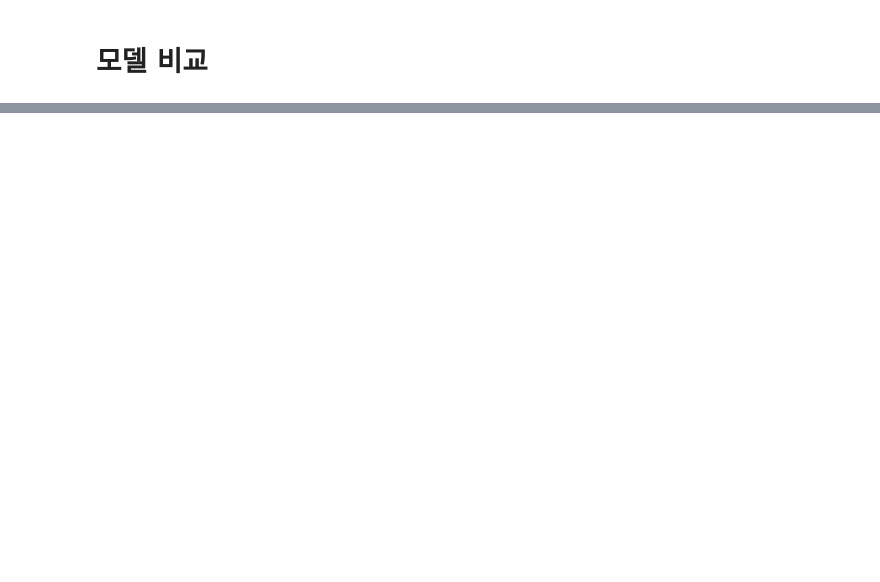
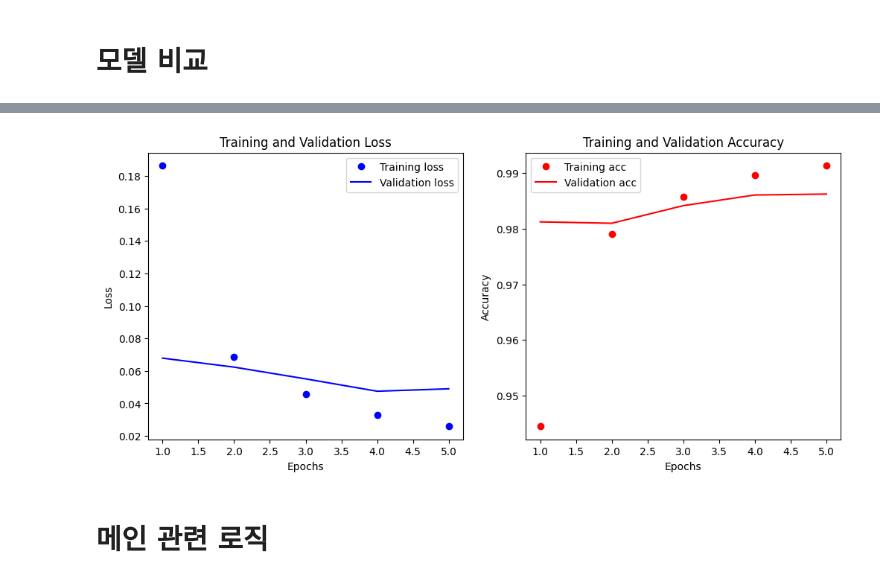
Before and after one commit to iru-han/Digit-Recognition-Password-Lock, a Jupyter notebook: project.ipynb, the cells around one changed output, grey strips where cells are left out. Saved outputs shown, nothing was run; the diff lists cells and outputs as text; code cells hidden in the pictures; blank space fills up the shorter version.

```diff
--- a/project.ipynb
+++ b/project.ipynb
@@ -946,0 +577,34 @@ Final Input: [5, 6, 7, 8], Result: SUCCESS! Welcome!
+# %%
+import matplotlib.pyplot as plt
+
+# 학습 기록(history)에서 값 가져오기
+loss = history.history['loss']
+val_loss = history.history['val_loss']
+acc = history.history['accuracy']
+val_acc = history.history['val_accuracy']
+epochs = range(1, len(loss) + 1)
+
+# [왼쪽: 손실 그래프]
+plt.figure(figsize=(12, 5))
+plt.subplot(1, 2, 1)
+plt.plot(epochs, loss, 'bo', label='Training loss')   # 파란 점
+plt.plot(epochs, val_loss, 'b', label='Validation loss') # 파란 선
+plt.title('Training and Validation Loss')
+plt.xlabel('Epochs')
+plt.ylabel('Loss')
+plt.legend()
+
+# [오른쪽: 정확도 그래프]
+plt.subplot(1, 2, 2)
+plt.plot(epochs, acc, 'ro', label='Training acc')     # 빨간 점
+plt.plot(epochs, val_acc, 'r', label='Validation acc')   # 빨간 선
+plt.title('Training and Validation Accuracy')
+plt.xlabel('Epochs')
+plt.ylabel('Accuracy')
+plt.legend()
+
+plt.show()
+# %% [output]
+[figure, added]
+# %% [markdown]
+# 메인 관련 로직
```
Also changed, not shown: parts of 19 cells of this notebook, 1 other file.
